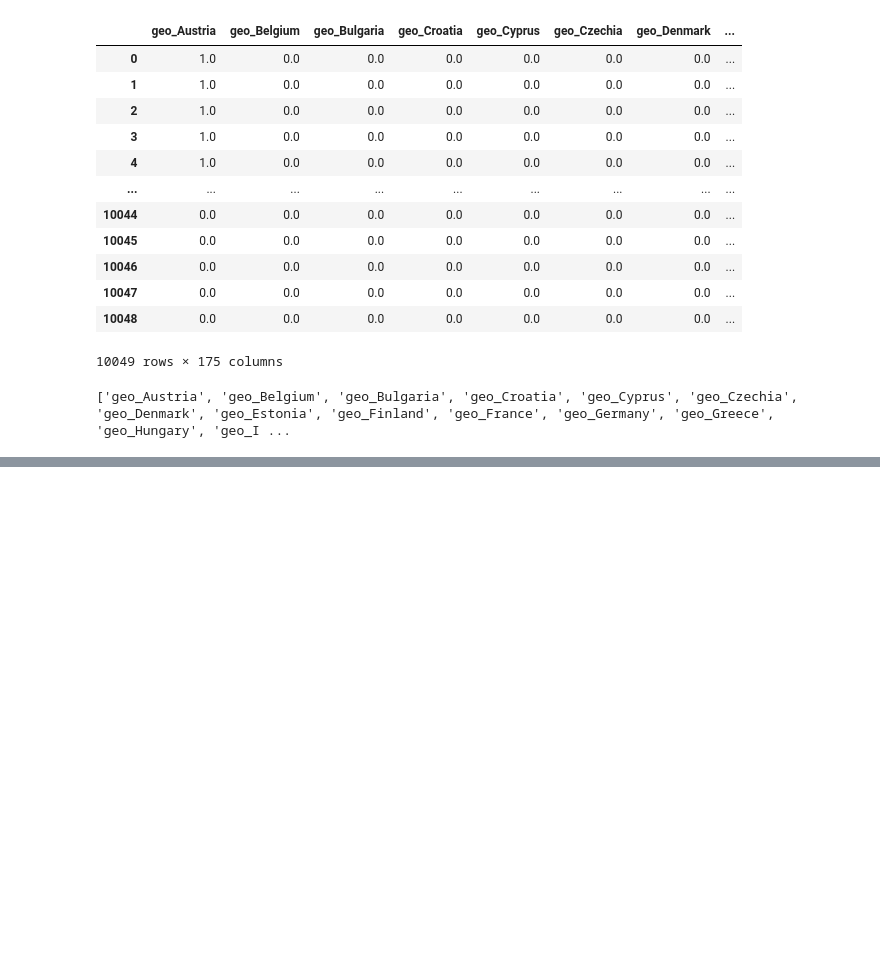
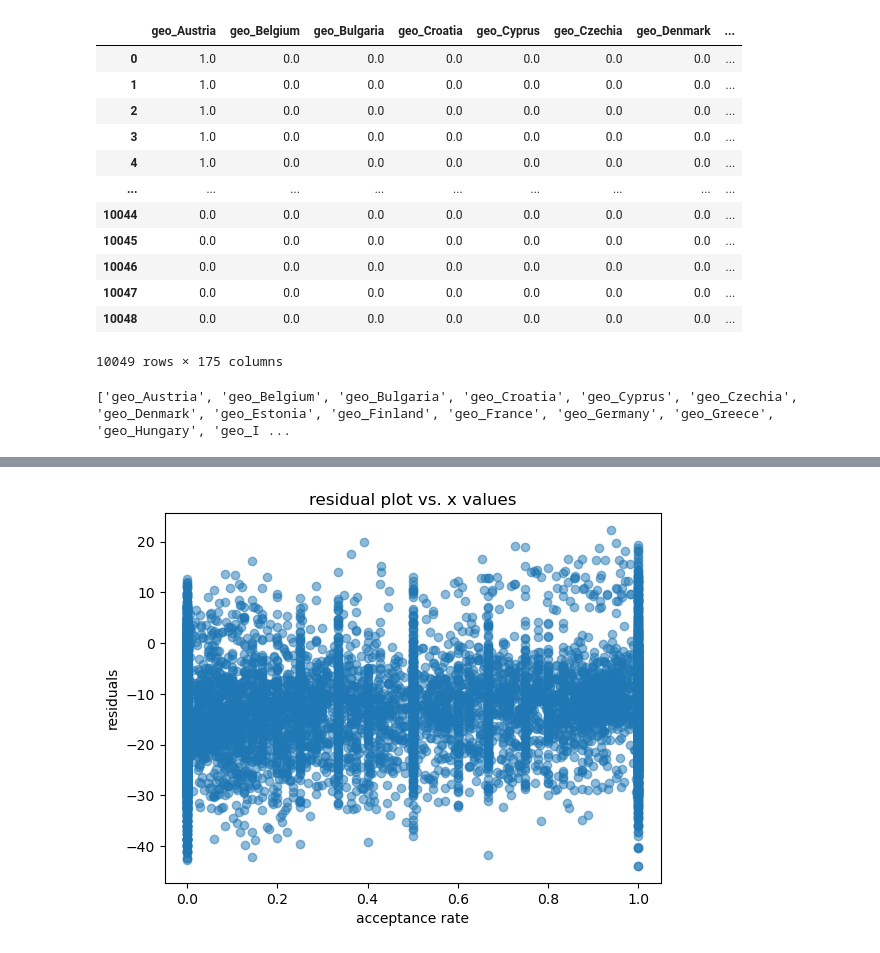
Before and after one commit to eliannemejia/OpenPort, a Jupyter notebook: datasets/raw-datasets/ML_model1.ipynb, the cells around one changed output, grey strips where cells are left out. Saved outputs shown, nothing was run; the diff lists cells and outputs as text; code cells hidden in the pictures; blank space fills up the shorter version.

```diff
--- a/datasets/raw-datasets/ML_model1.ipynb
+++ b/datasets/raw-datasets/ML_model1.ipynb
@@ -320,0 +334,9 @@ See the caveats in the documentation: https://pandas.pydata.org/pandas-docs/stab
+# %%
+#Assessing linerarity/ homoscedacity
+plt.scatter(x, res, alpha = .5)
+plt.xlabel("acceptance rate")
+plt.ylabel("residuals")
+plt.title("residual plot vs. x values")
+plt.show()
+# %% [output]
+[figure, added]
```
Also changed, not shown: parts of 11 cells of this notebook, 2 other files.
